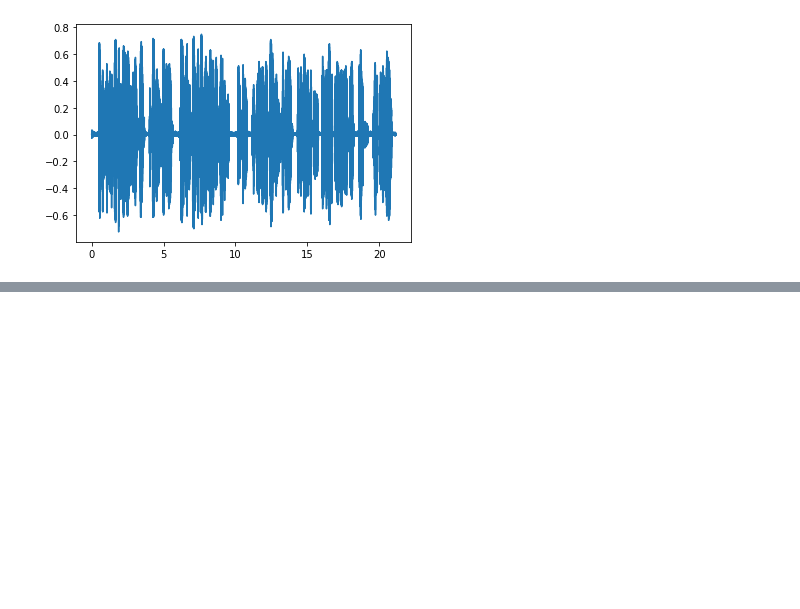
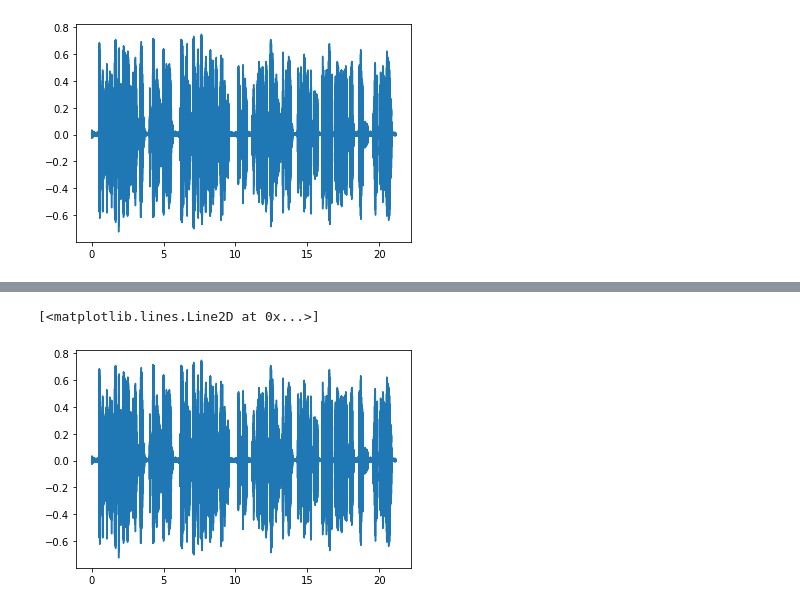
Before and after one commit to lnadi17/spectro-kg, a Jupyter notebook: notebook.ipynb, the cells around one changed output, grey strips where cells are left out. Drawn from its saved outputs; the diff is of its cells as text; code cells hidden in the pictures; blank space fills up the shorter version.

```diff
--- a/notebook.ipynb
+++ b/notebook.ipynb
@@ -38,7 +38,7 @@ Audio(audio_data, rate=fs)
 [interactive output not drawn]
 # %%
 # plot audio over time
-t = np.linspace(0, audio_data.shape[0] / fs, audio_data.shape[0])
+t = np.linspace(0, len(audio_data) / fs, len(audio_data))
 plt.plot(t, audio_data)
 # %% [output]
 [<matplotlib.lines.Line2D at 0x...>]
@@ -45,0 +56,7 @@ plt.plot(t, audio_data)
+# %%
+# plot inverse fourier transform to see everything is correct
+inv_fw = np.fft.irfft(fw)
+plt.plot(t, inv_fw)
+# %% [output]
+[<matplotlib.lines.Line2D at 0x...>]
+[figure, added]
```
Also changed, not shown: parts of 6 cells of this notebook.
